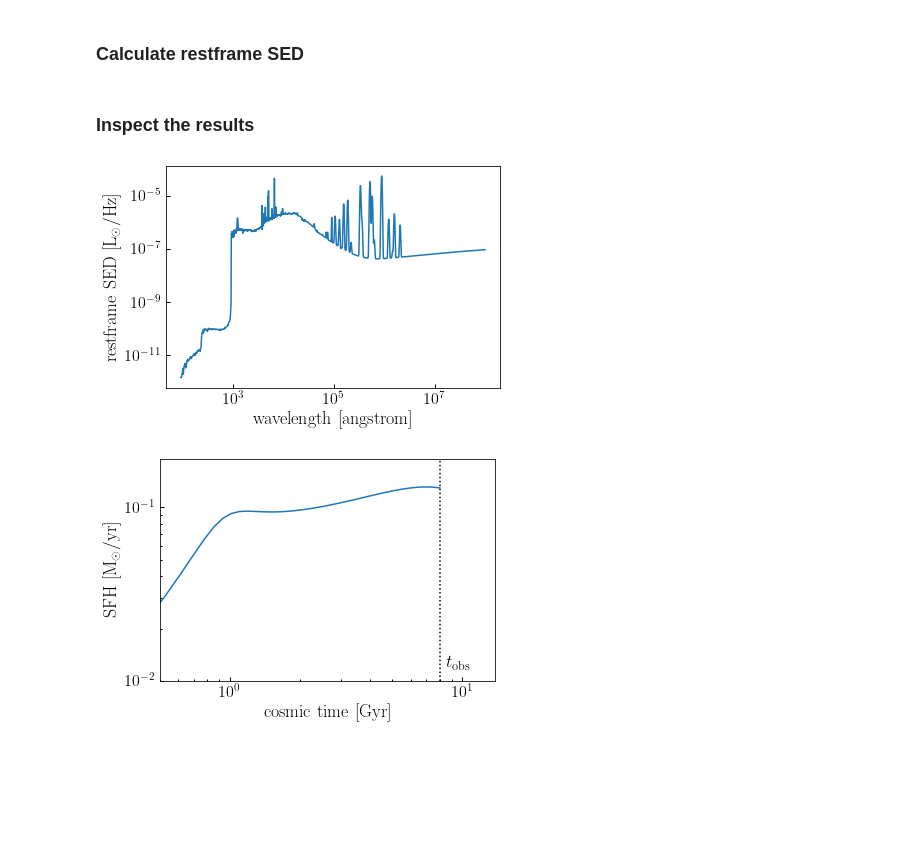
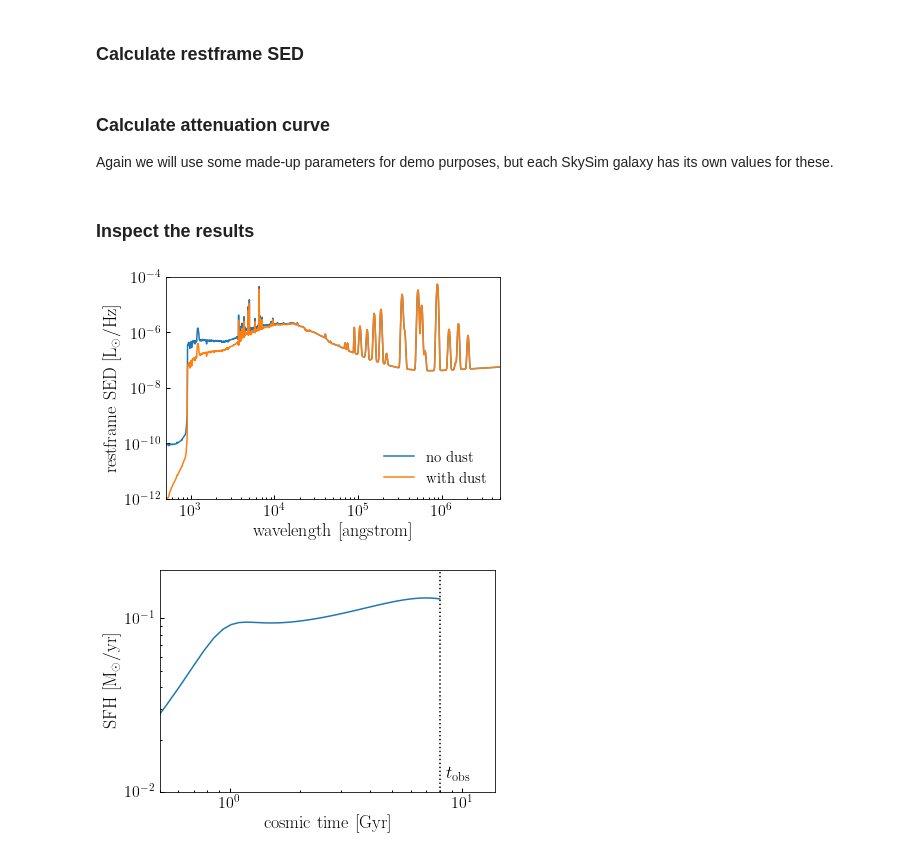
Before and after one commit to aphearin/skysim_sed_tools, a Jupyter notebook: demo_restframe_sed_calc.ipynb, the cells around one changed output. Drawn from its saved outputs; the diff is of its cells as text; code cells hidden in the pictures; blank space fills up the shorter version.

Commit message:
Add plot of attenuated SED

```diff
--- a/demo_restframe_sed_calc.ipynb
+++ b/demo_restframe_sed_calc.ipynb
@@ -36,16 +36,30 @@ sed_args = (t_obs,
     default_u_q_params)
 
 rest_sed, galaxy_data = _calc_rest_sed_single_diffstar_gal(*sed_args)
+# %% [markdown]
+### Calculate attenuation curve
+
+Again we will use some made-up parameters for demo purposes, but each SkySim galaxy has its own values for these.
+# %%
+from skysim_calc_sed import _get_att_curve_kern
+
+dust_Eb, dust_delta, dust_Av = 1.1, -0.3, 0.3
+dust_params = np.array((dust_Eb, dust_delta, dust_Av))
+att_curve = _get_att_curve_kern(ssp_data.ssp_wave, dust_params)
 # %% [markdown]
 ### Inspect the results
 # %%
 fig, ax = plt.subplots(1, 1)
 __=ax.loglog()
-__=ax.plot(ssp_data.ssp_wave, rest_sed)
+xlim = ax.set_xlim(500, 5e6)
+ylim = ax.set_ylim(1e-12, 1e-4)
+__=ax.plot(ssp_data.ssp_wave, rest_sed, label=r'${\rm no\ dust}$')
+__=ax.plot(ssp_data.ssp_wave, att_curve*rest_sed, label=r'${\rm with\ dust}$')
 xlabel = ax.set_xlabel(r'${\rm wavelength\ [angstrom]}$')
 ylabel = ax.set_ylabel(r'${\rm restframe\ SED\ [L_{\odot}/Hz]}$')
+leg = ax.legend()
 # %% [output]
-[figure, old version]
+[figure, new version]
 # %%
 t_table, dmhdt_table, log_mah_table, sfh_table, lgmet = galaxy_data
 
```
